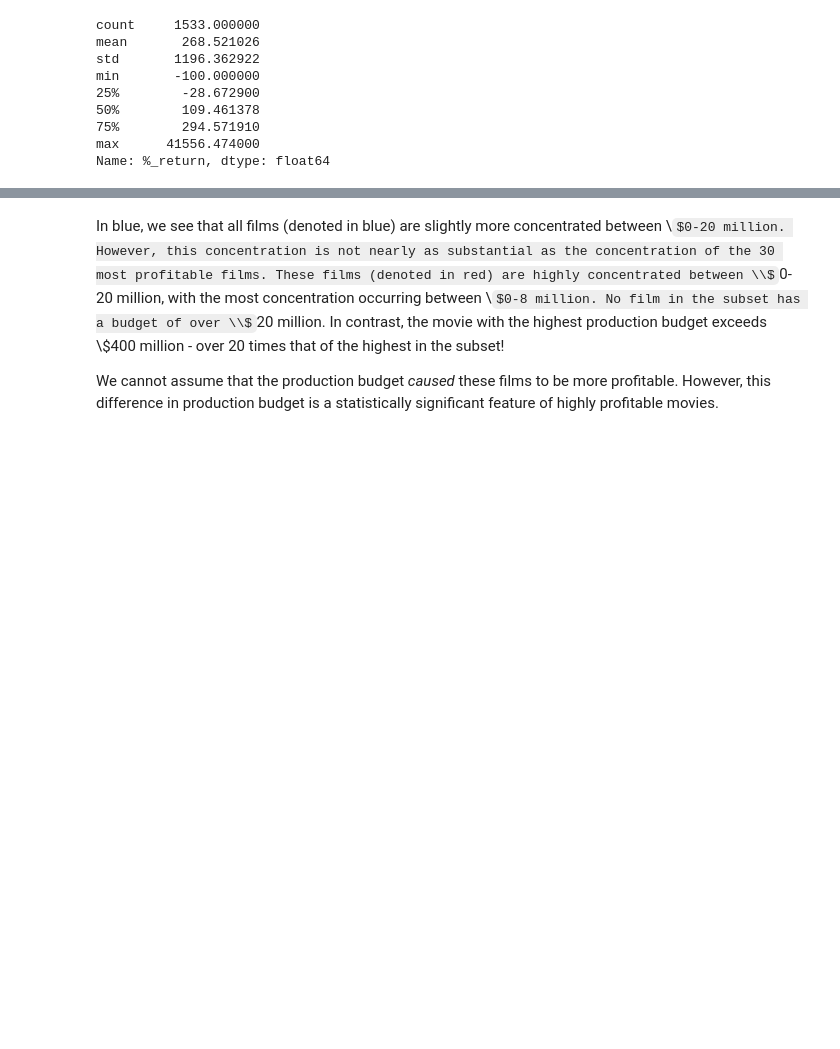
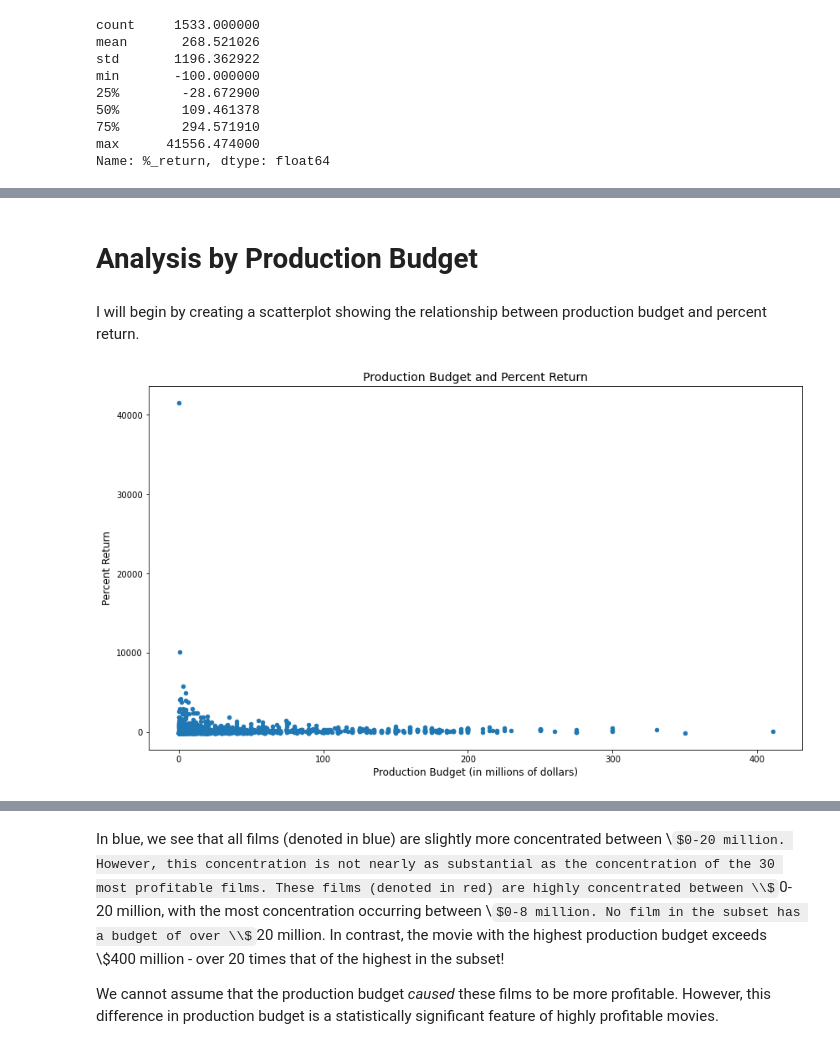
Before and after one commit to ccsurratt/highly_profitable_film_analysis, a Jupyter notebook: notebook.ipynb, the cells around one changed output, grey strips where cells are left out. Drawn from its saved outputs; the diff is of its cells as text; code cells hidden in the pictures; some formulas as TeX source; blank space fills up the shorter version.

```diff
--- a/notebook.ipynb
+++ b/notebook.ipynb
@@ -248,0 +229,17 @@ The production budget for the  500  films with the highest percent return is $ 5
+# %% [markdown]
+# Analysis by Production Budget
+# %% [markdown]
+I will begin by creating a scatterplot showing the relationship between production budget and percent return.
+# %%
+# created a subplot
+fig, ax = plt.subplots(figsize=(14,8))
+
+# created a scatterplot for production budget vs. percent return
+movies.plot.scatter(x="production_budget", y="%_return", ax=ax)
+ax.set_title("Production Budget and Percent Return", fontsize=14)
+ax.set_xlabel("Production Budget (in millions of dollars)", fontsize=12)
+ax.set_xticks([0, 100000000, 200000000, 300000000, 400000000])
+ax.set_xticklabels([0, 100, 200, 300, 400])
+ax.set_ylabel("Percent Return", fontsize=12);
+# %% [output]
+[figure, added]
```
Also changed, not shown: parts of 54 cells of this notebook.
